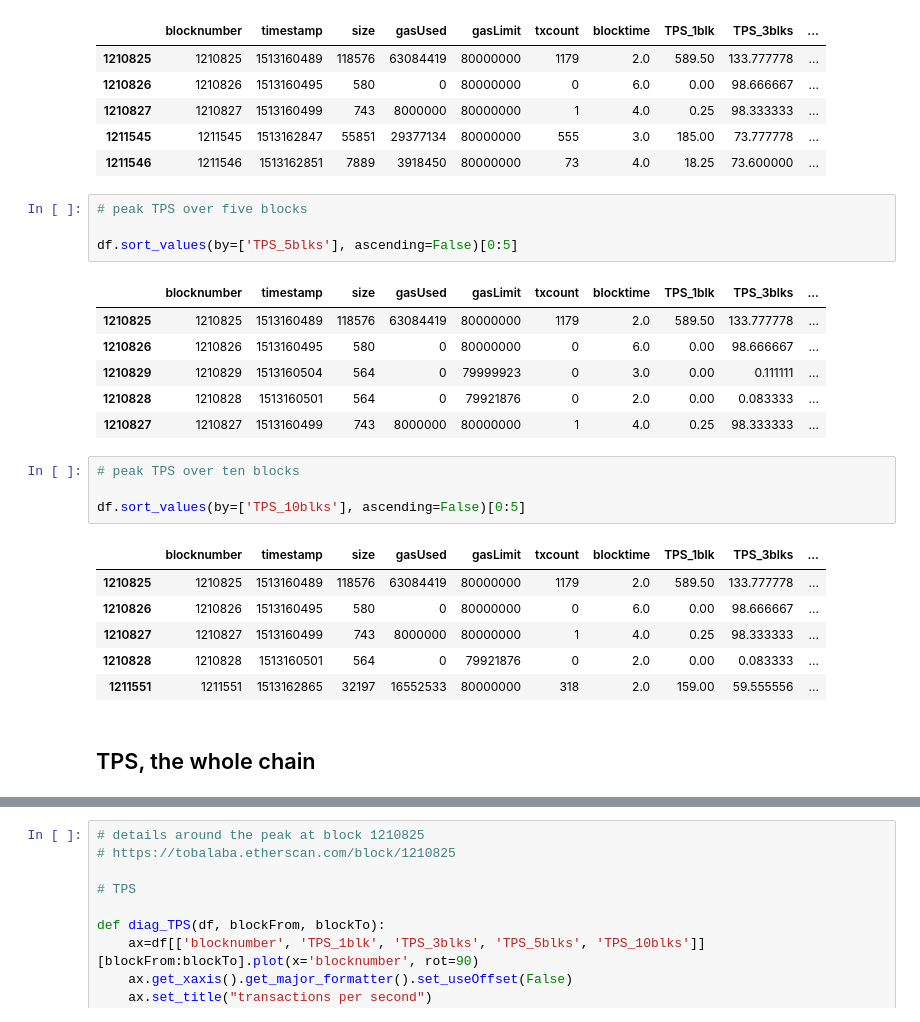
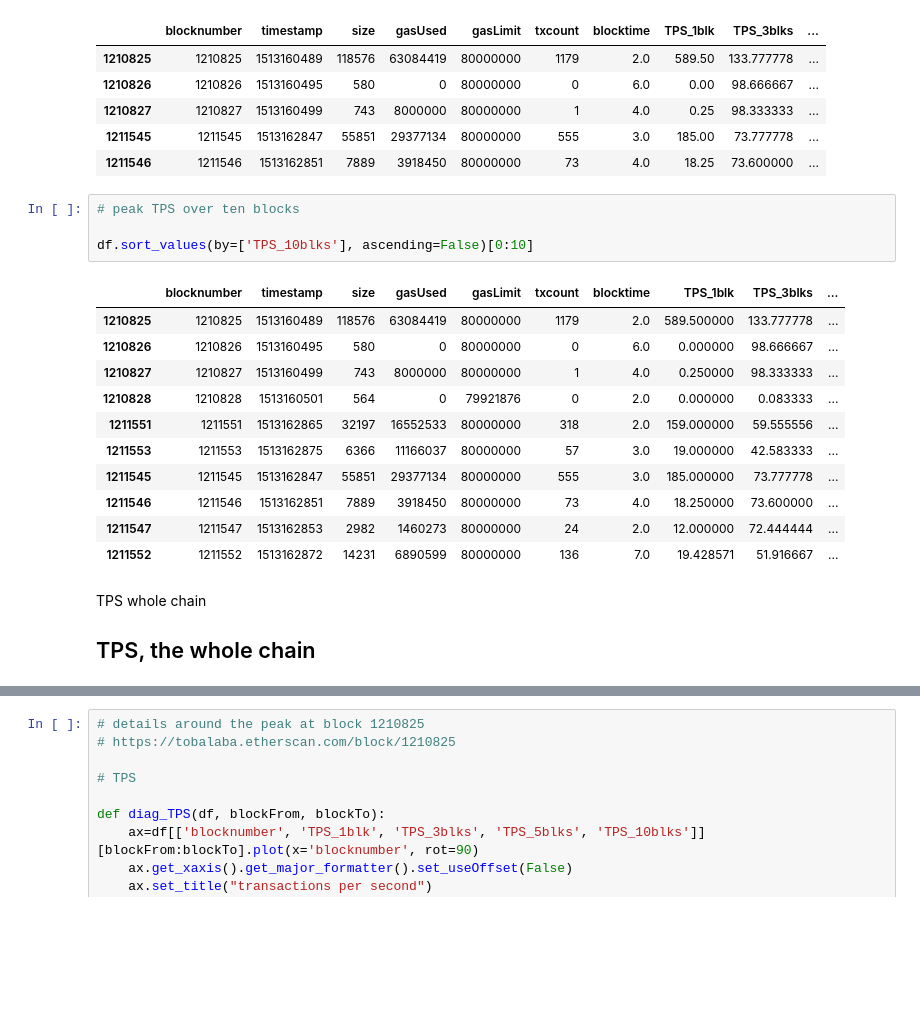
Before and after one commit to drandreaskrueger/chainhammer, a Jupyter notebook: chainreader/blocksDB_analyze.ipynb, the cells around one changed output, grey strips where cells are left out. Saved outputs shown, nothing was run; the diff lists cells and outputs as text; blank space fills up the shorter version.

```diff
--- a/chainreader/blocksDB_analyze.ipynb
+++ b/chainreader/blocksDB_analyze.ipynb
@@ -193,28 +240,23 @@ df.sort_values(by=['TPS_3blks'], ascending=False)[0:5]
 | 1211545 | 1211545 | 1513162847 | 55851 | 29377134 | 80000000 | 555 | 3.0 | 185.00 | 73.777778 | ... |
 | 1211546 | 1211546 | 1513162851 | 7889 | 3918450 | 80000000 | 73 | 4.0 | 18.25 | 73.600000 | ... |
 # %%
-# peak TPS over five blocks
+# peak TPS over ten blocks
 
-df.sort_values(by=['TPS_5blks'], ascending=False)[0:5]
+df.sort_values(by=['TPS_10blks'], ascending=False)[0:10]
 # %% [output]
 |  | blocknumber | timestamp | size | gasUsed | gasLimit | txcount | blocktime | TPS_1blk | TPS_3blks | ... |
-| 1210825 | 1210825 | 1513160489 | 118576 | 63084419 | 80000000 | 1179 | 2.0 | 589.50 | 133.777778 | ... |
-| 1210826 | 1210826 | 1513160495 | 580 | 0 | 80000000 | 0 | 6.0 | 0.00 | 98.666667 | ... |
-| 1210829 | 1210829 | 1513160504 | 564 | 0 | 79999923 | 0 | 3.0 | 0.00 | 0.111111 | ... |
-| 1210828 | 1210828 | 1513160501 | 564 | 0 | 79921876 | 0 | 2.0 | 0.00 | 0.083333 | ... |
-| 1210827 | 1210827 | 1513160499 | 743 | 8000000 | 80000000 | 1 | 4.0 | 0.25 | 98.333333 | ... |
+| 1210825 | 1210825 | 1513160489 | 118576 | 63084419 | 80000000 | 1179 | 2.0 | 589.500000 | 133.777778 | ... |
+| 1210826 | 1210826 | 1513160495 | 580 | 0 | 80000000 | 0 | 6.0 | 0.000000 | 98.666667 | ... |
+| 1210827 | 1210827 | 1513160499 | 743 | 8000000 | 80000000 | 1 | 4.0 | 0.250000 | 98.333333 | ... |
+| 1210828 | 1210828 | 1513160501 | 564 | 0 | 79921876 | 0 | 2.0 | 0.000000 | 0.083333 | ... |
+| 1211551 | 1211551 | 1513162865 | 32197 | 16552533 | 80000000 | 318 | 2.0 | 159.000000 | 59.555556 | ... |
+| 1211553 | 1211553 | 1513162875 | 6366 | 11166037 | 80000000 | 57 | 3.0 | 19.000000 | 42.583333 | ... |
+| 1211545 | 1211545 | 1513162847 | 55851 | 29377134 | 80000000 | 555 | 3.0 | 185.000000 | 73.777778 | ... |
+| 1211546 | 1211546 | 1513162851 | 7889 | 3918450 | 80000000 | 73 | 4.0 | 18.250000 | 73.600000 | ... |
+| 1211547 | 1211547 | 1513162853 | 2982 | 1460273 | 80000000 | 24 | 2.0 | 12.000000 | 72.444444 | ... |
+| 1211552 | 1211552 | 1513162872 | 14231 | 6890599 | 80000000 | 136 | 7.0 | 19.428571 | 51.916667 | ... |
-# %%
-# peak TPS over ten blocks
-
-df.sort_values(by=['TPS_10blks'], ascending=False)[0:5]
-# %% [output]
-|  | blocknumber | timestamp | size | gasUsed | gasLimit | txcount | blocktime | TPS_1blk | TPS_3blks | ... |
-| 1210825 | 1210825 | 1513160489 | 118576 | 63084419 | 80000000 | 1179 | 2.0 | 589.50 | 133.777778 | ... |
-| 1210826 | 1210826 | 1513160495 | 580 | 0 | 80000000 | 0 | 6.0 | 0.00 | 98.666667 | ... |
-| 1210827 | 1210827 | 1513160499 | 743 | 8000000 | 80000000 | 1 | 4.0 | 0.25 | 98.333333 | ... |
-| 1210828 | 1210828 | 1513160501 | 564 | 0 | 79921876 | 0 | 2.0 | 0.00 | 0.083333 | ... |
-| 1211551 | 1211551 | 1513162865 | 32197 | 16552533 | 80000000 | 318 | 2.0 | 159.00 | 59.555556 | ... |
 # %% [markdown]
+<a id='TPSall'>TPS whole chain</a>
 ## TPS, the whole chain
 # %%
 # show TPS over whole dataset:
```
Also changed, not shown: parts of 25 cells of this notebook, 5 other files.
